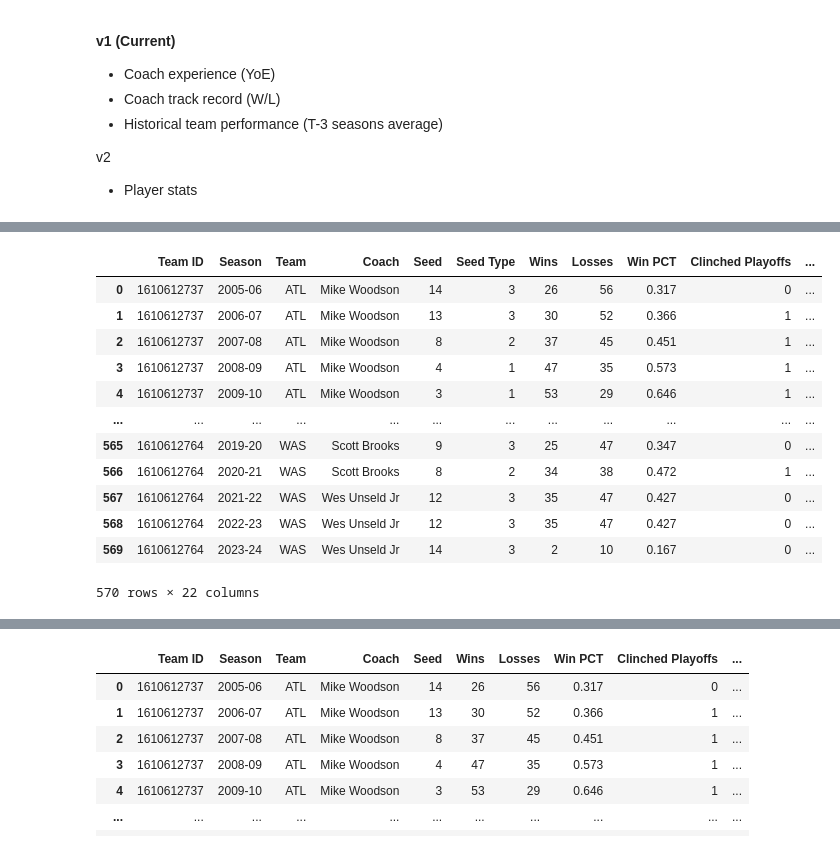
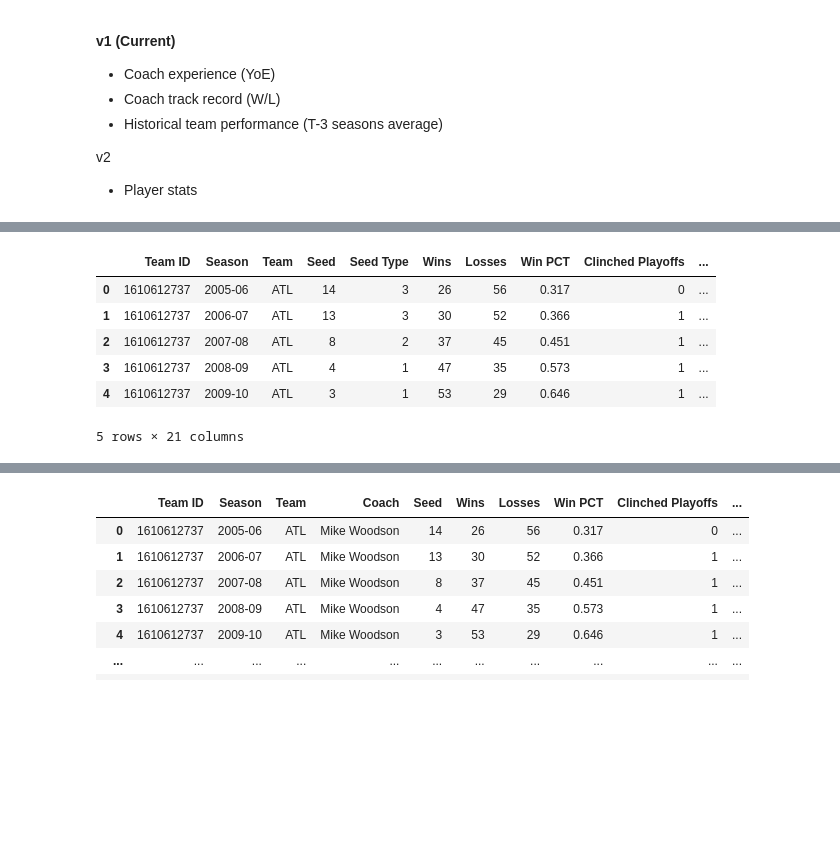
Before and after one commit to cgkelvin/sports-analytics, a Jupyter notebook: analysis.ipynb, the cells around one changed output, grey strips where cells are left out. Cells and saved outputs as stored; diff of their text form; code cells hidden in the pictures; blank space fills up the shorter version.

```diff
--- a/analysis.ipynb
+++ b/analysis.ipynb
@@ -282,31 +241,25 @@ combined_df
 # %%
 num_prev_seasons = 5
 
 combined_df_sortavg = combined_df.sort_values(by = ['Season', 'Team'])
 combined_df['Avg Wins T-5 Seasons'] = combined_df_sortavg.groupby('Team')['Wins'].rolling(window=num_prev_seasons).mean().reset_index(0, drop=True)
 combined_df['Avg Losses T-5 Seasons'] = combined_df_sortavg.groupby('Team')['Losses'].rolling(window=num_prev_seasons).mean().reset_index(0, drop=True)
 combined_df['Avg Win PCT T-5 Seasons'] = combined_df_sortavg.groupby('Team')['Win PCT'].rolling(window=num_prev_seasons).mean().reset_index(0, drop=True)
 
 combined_df['Wins'] = pd.to_numeric(combined_df['Wins'], errors='coerce')
 combined_df['Losses'] = pd.to_numeric(combined_df['Losses'], errors='coerce')
 
 for index, won_title in combined_df['Won Title'].items():
     if pd.isna(won_title):
         combined_df.at[index, 'Won Title'] = 0
 
-combined_df
+combined_df.head(5)
 # %% [output]
-|  | Team ID | Season | Team | Coach | Seed | Seed Type | Wins | Losses | Win PCT | Clinched Playoffs | ... |
-| 0 | 1610612737 | 2005-06 | ATL | Mike Woodson | 14 | 3 | 26 | 56 | 0.317 | 0 | ... |
-| 1 | 1610612737 | 2006-07 | ATL | Mike Woodson | 13 | 3 | 30 | 52 | 0.366 | 1 | ... |
-| 2 | 1610612737 | 2007-08 | ATL | Mike Woodson | 8 | 2 | 37 | 45 | 0.451 | 1 | ... |
-| 3 | 1610612737 | 2008-09 | ATL | Mike Woodson | 4 | 1 | 47 | 35 | 0.573 | 1 | ... |
-| 4 | 1610612737 | 2009-10 | ATL | Mike Woodson | 3 | 1 | 53 | 29 | 0.646 | 1 | ... |
-| ... | ... | ... | ... | ... | ... | ... | ... | ... | ... | ... | ... |
-| 565 | 1610612764 | 2019-20 | WAS | Scott Brooks | 9 | 3 | 25 | 47 | 0.347 | 0 | ... |
-| 566 | 1610612764 | 2020-21 | WAS | Scott Brooks | 8 | 2 | 34 | 38 | 0.472 | 1 | ... |
-| 567 | 1610612764 | 2021-22 | WAS | Wes Unseld Jr | 12 | 3 | 35 | 47 | 0.427 | 0 | ... |
-| 568 | 1610612764 | 2022-23 | WAS | Wes Unseld Jr | 12 | 3 | 35 | 47 | 0.427 | 0 | ... |
-| 569 | 1610612764 | 2023-24 | WAS | Wes Unseld Jr | 14 | 3 | 2 | 10 | 0.167 | 0 | ... |
+|  | Team ID | Season | Team | Seed | Seed Type | Wins | Losses | Win PCT | Clinched Playoffs | ... |
+| 0 | 1610612737 | 2005-06 | ATL | 14 | 3 | 26 | 56 | 0.317 | 0 | ... |
+| 1 | 1610612737 | 2006-07 | ATL | 13 | 3 | 30 | 52 | 0.366 | 1 | ... |
+| 2 | 1610612737 | 2007-08 | ATL | 8 | 2 | 37 | 45 | 0.451 | 1 | ... |
+| 3 | 1610612737 | 2008-09 | ATL | 4 | 1 | 47 | 35 | 0.573 | 1 | ... |
+| 4 | 1610612737 | 2009-10 | ATL | 3 | 1 | 53 | 29 | 0.646 | 1 | ... |
-570 rows × 22 columns
+5 rows × 21 columns
 # %%
```
Also changed, not shown: parts of 11 cells of this notebook.
